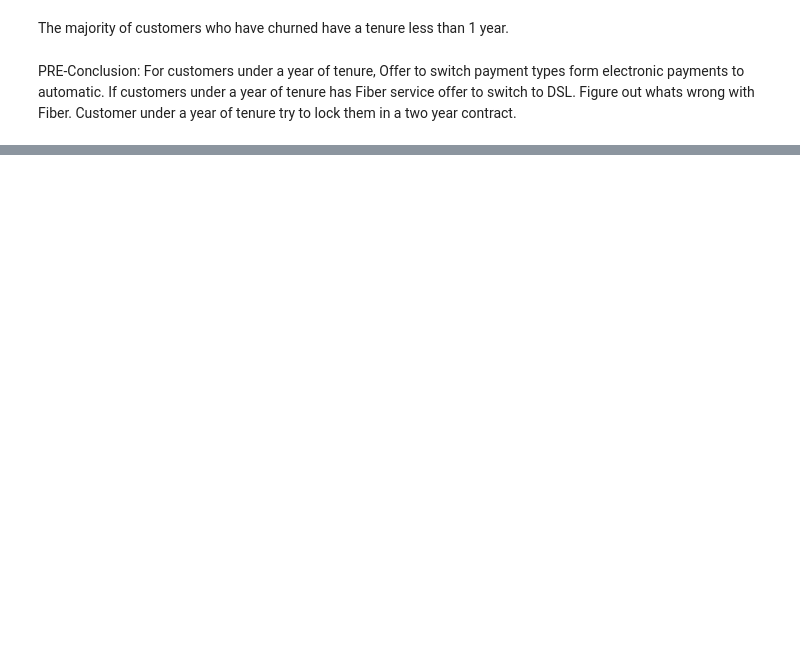
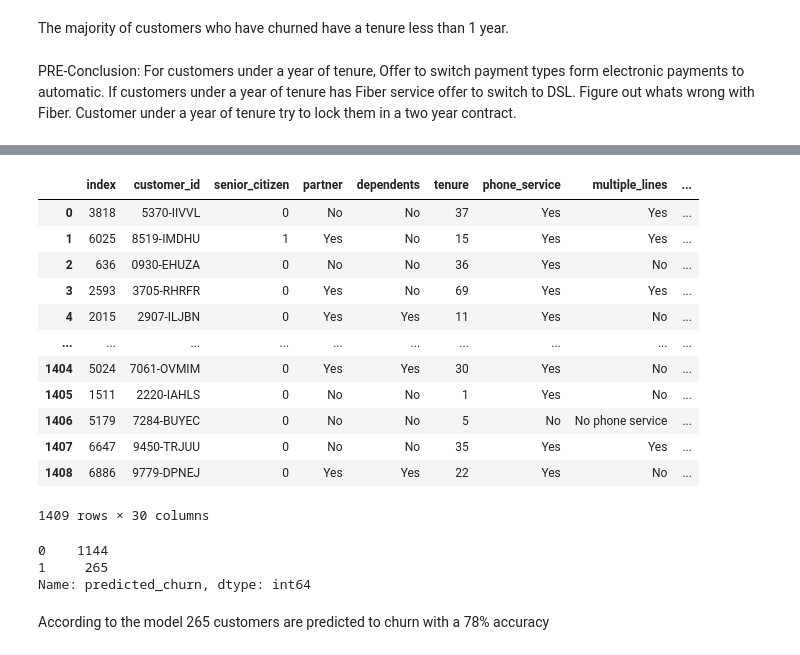
Before and after one commit to craigcalzado/classification-project, a Jupyter notebook: TecoCo_Churn_Project.ipynb, the cells around one changed output, grey strips where cells are left out. Saved outputs shown, nothing was run; the diff lists cells and outputs as text; code cells hidden in the pictures; blank space fills up the shorter version.

```diff
--- a/TecoCo_Churn_Project.ipynb
+++ b/TecoCo_Churn_Project.ipynb
@@ -339,0 +478,11 @@ Customer under a year of tenure try to lock them in a two year contract.
+# %%
+# create the model
+logit = LogisticRegression(C = 1.0, random_state = 789)
+# fit the model
+logit.fit(X_train, y_train)
+# utilize the model
+y_pred1 = logit.predict(X_train)
+# predict the churn rate of the test dataset
+y_pred1_prob = logit.predict_proba(X_train)
+
+print(f'Model 1 accuracy: {logit.score(X_train, y_train):.3f}')
@@ -339,0 +509,11 @@ Customer under a year of tenure try to lock them in a two year contract.
+# %%
+# create a decision tree classifier model
+tree = DecisionTreeClassifier(max_depth = 6, random_state = 789)
+# fit the model
+tree.fit(X_train, y_train)
+# utilize the model
+y_pred2 = tree.predict(X_train)
+# predict the churn rate of the test dataset
+y_pred2_prob = tree.predict_proba(X_train)
+
+print(f'Model 2 accuracy: {tree.score(X_train, y_train):.3f}')
@@ -339,0 +630,7 @@ Customer under a year of tenure try to lock them in a two year contract.
+# %%
+# use model 2 on test dataset
+y_pred_test = tree.predict(X_test)
+# predict the churn rate of the test dataset
+y_pred_prob_test = tree.predict_proba(X_test)
+# print the accuracy of the model
+print(f'Model 2 accuracy on test dataset: {tree.score(X_test, y_test):.3f}')
@@ -339,0 +655,7 @@ Customer under a year of tenure try to lock them in a two year contract.
+# %%
+# make .csv file of the test dataset with the predicted churn rate from model 2
+# reset the index of the test dataset
+reset_test = test.reset_index()
+# add the predicted churn rate from model 2 to the test dataset
+test_proba_tree = pd.DataFrame(y_pred_prob_test, columns = ['no_churn', 'churn_prob'])
+print(test_proba_tree)
@@ -339,0 +677,30 @@ Customer under a year of tenure try to lock them in a two year contract.
+# %%
+# concatenate the predicted churn rate from model 2 to the test dataset
+test_proba_tree = pd.concat([reset_test, test_proba_tree['churn_prob']], axis = 1)
+test_proba_tree['predicted_churn'] = y_pred_test
+test_proba_tree
+# %% [output]
+|  | index | customer_id | senior_citizen | partner | dependents | tenure | phone_service | multiple_lines | ... |
+| 0 | 3818 | 5370-IIVVL | 0 | No | No | 37 | Yes | Yes | ... |
+| 1 | 6025 | 8519-IMDHU | 1 | Yes | No | 15 | Yes | Yes | ... |
+| 2 | 636 | 0930-EHUZA | 0 | No | No | 36 | Yes | No | ... |
+| 3 | 2593 | 3705-RHRFR | 0 | Yes | No | 69 | Yes | Yes | ... |
+| 4 | 2015 | 2907-ILJBN | 0 | Yes | Yes | 11 | Yes | No | ... |
+| ... | ... | ... | ... | ... | ... | ... | ... | ... | ... |
+| 1404 | 5024 | 7061-OVMIM | 0 | Yes | Yes | 30 | Yes | No | ... |
+| 1405 | 1511 | 2220-IAHLS | 0 | No | No | 1 | Yes | No | ... |
+| 1406 | 5179 | 7284-BUYEC | 0 | No | No | 5 | No | No phone service | ... |
+| 1407 | 6647 | 9450-TRJUU | 0 | No | No | 35 | Yes | Yes | ... |
+| 1408 | 6886 | 9779-DPNEJ | 0 | Yes | Yes | 22 | Yes | No | ... |
+1409 rows × 30 columns
+# %%
+# create a new dataframe named csv with customer id, predicted, and churn probability
+csv = pd.DataFrame(test_proba_tree, columns = ['customer_id', 'predicted_churn', 'churn_prob'])
+csv.to_csv('test_proba_tree.csv', index = False)
+csv.predicted_churn.value_counts()
+# %% [output]
+0    1144
+1     265
+Name: predicted_churn, dtype: int64
+# %% [markdown]
+According to the model 265 customers are predicted to churn with a 78% accuracy
```
Also changed, not shown: parts of 49 cells of this notebook.
